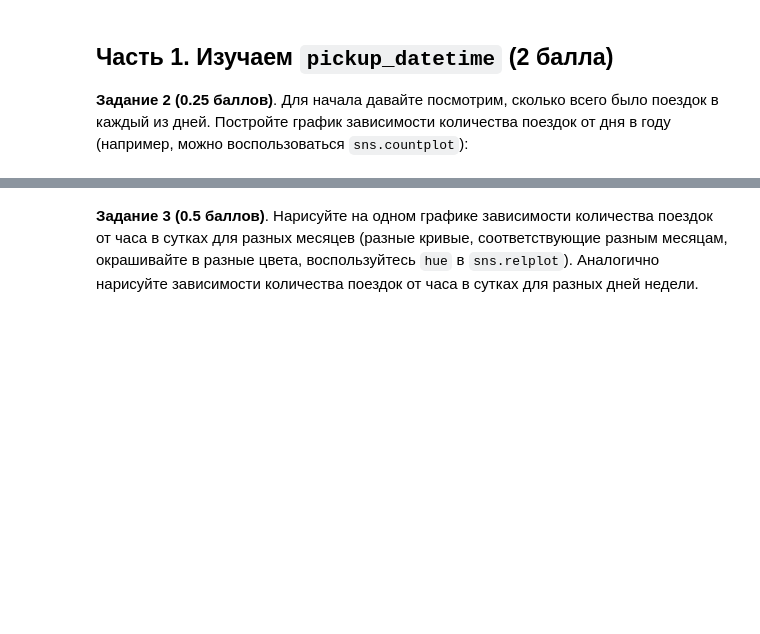
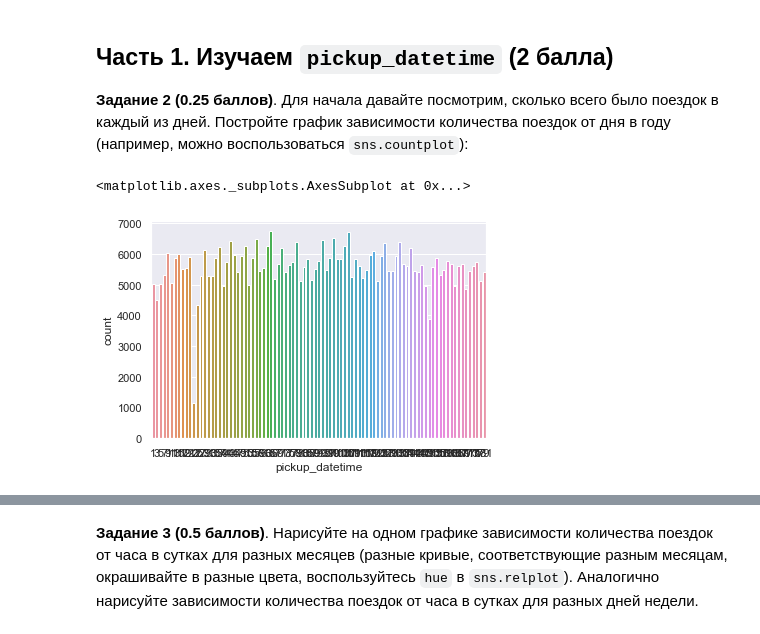
Before and after one commit to charzik/ml-hw, a Jupyter notebook: hw2/homework-practice-02.ipynb, the cells around one changed output, grey strips where cells are left out. Saved outputs shown, nothing was run; the diff lists cells and outputs as text; code cells hidden in the pictures; blank space fills up the shorter version.

```diff
--- a/hw2/homework-practice-02.ipynb
+++ b/hw2/homework-practice-02.ipynb
@@ -96,0 +157,5 @@ $$\text{RMSLE}(X, y, a) = \sqrt{\frac{1}{\ell}\sum_{i=1}^{\ell} \big(\log{(y_i +
+# %%
+sns.countplot(X_train['pickup_datetime'].dt.dayofyear, order=np.arange(1, 182, 2))
+# %% [output]
+<matplotlib.axes._subplots.AxesSubplot at 0x...>
+[figure, added]
```
Also changed, not shown: parts of 30 cells of this notebook.
